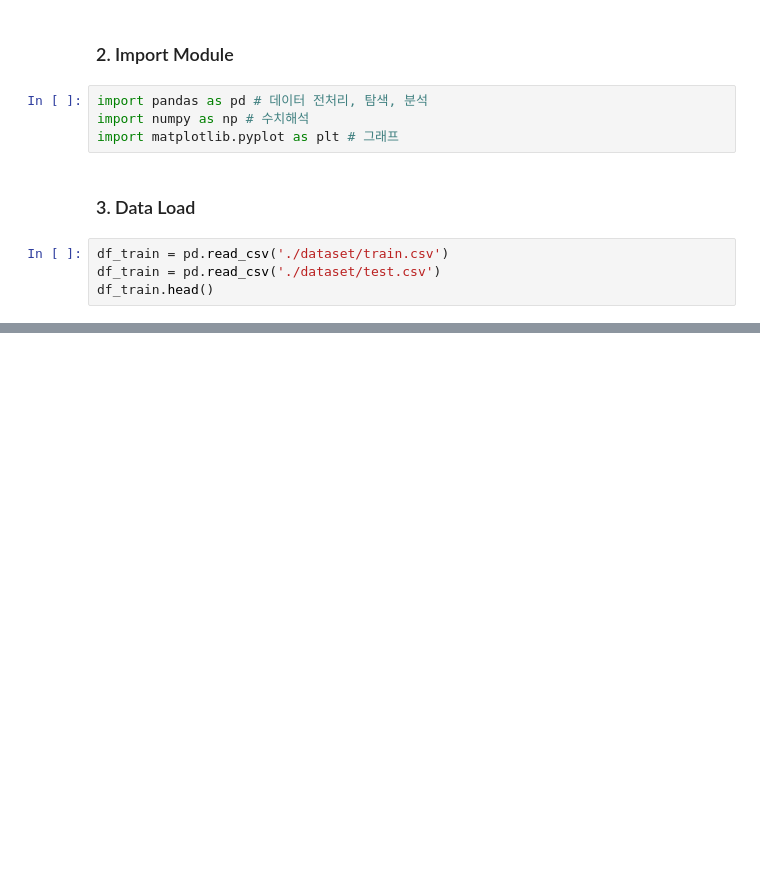
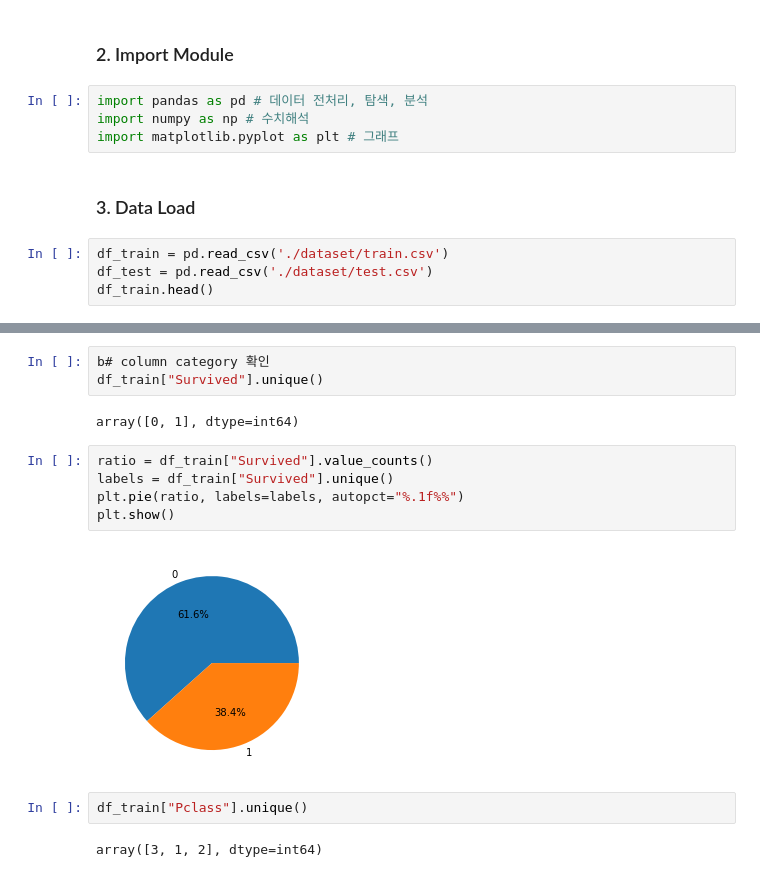
Before and after one commit to Kangboom/cnu_python_basic, a Jupyter notebook: 타이타닉 생존자 예측 프로그램.ipynb, the cells around one changed output, grey strips where cells are left out. Drawn from its saved outputs; the diff is of its cells as text; blank space fills up the shorter version.

```diff
--- a/타이타닉 생존자 예측 프로그램.ipynb
+++ b/타이타닉 생존자 예측 프로그램.ipynb
@@ -21,6 +21,6 @@ import matplotlib.pyplot as plt # 그래프
 ### 3. Data Load
 # %%
 df_train = pd.read_csv('./dataset/train.csv')
-df_train = pd.read_csv('./dataset/test.csv')
+df_test = pd.read_csv('./dataset/test.csv')
 df_train.head()
 # %% [output]
@@ -57,0 +132,16 @@ df_titanic.corr()
+# %%
+b# column category 확인
+df_train["Survived"].unique()
+# %% [output]
+array([0, 1], dtype=int64)
+# %%
+ratio = df_train["Survived"].value_counts()
+labels = df_train["Survived"].unique()
+plt.pie(ratio, labels=labels, autopct="%.1f%%")
+plt.show()
+# %% [output]
+[figure, added]
+# %%
+df_train["Pclass"].unique()
+# %% [output]
+array([3, 1, 2], dtype=int64)
```
Also changed, not shown: parts of 23 cells of this notebook.
